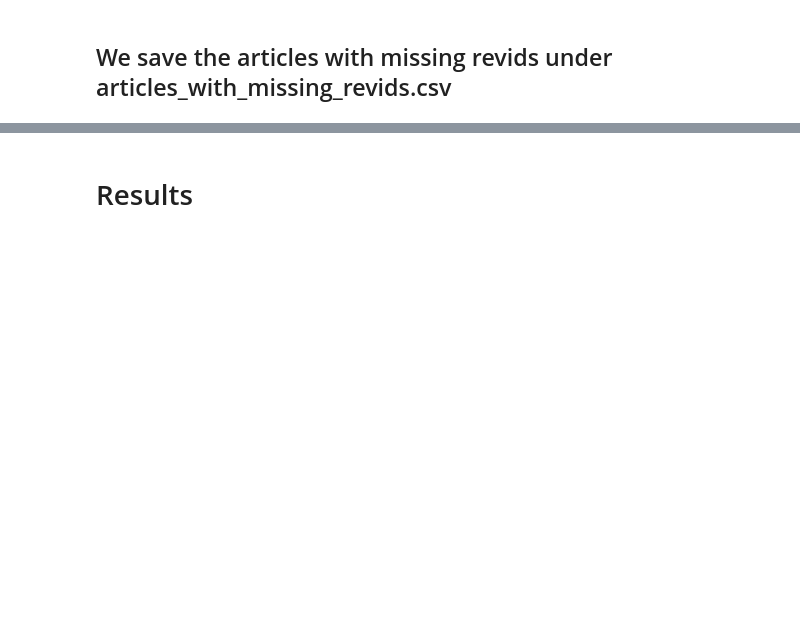
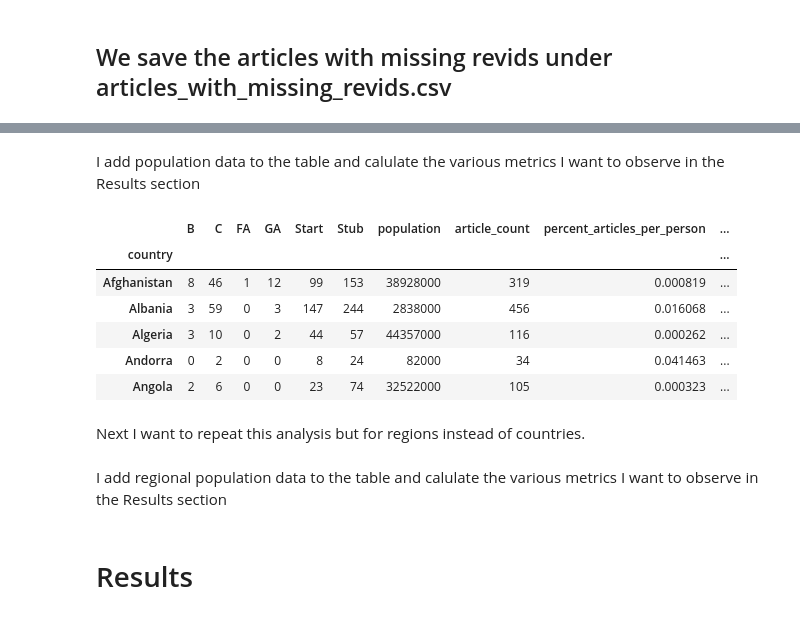
Before and after one commit to savageGrant/data-512-a2, a Jupyter notebook: hcds-a2-bias.ipynb, the cells around one changed output, grey strips where cells are left out. Saved outputs shown, nothing was run; the diff lists cells and outputs as text; code cells hidden in the pictures; blank space fills up the shorter version.

```diff
--- a/hcds-a2-bias.ipynb
+++ b/hcds-a2-bias.ipynb
@@ -172,12 +182,25 @@ analysis_df
+# %% [markdown]
+I add population data to the table and calulate the various metrics I want to observe in the Results section
 # %%
 country_pop = wpds_pbc.groupby(['country'])['population'].mean()
 analysis_df = pd.merge(left=analysis_df,
                        right=country_pop,
                        left_index=True,
                        right_index=True)
 
 analysis_df['article_count'] = analysis_df[article_rankings].sum(axis=1)
 analysis_df['percent_articles_per_person'] = (analysis_df['article_count'] / analysis_df['population']) * 100
 analysis_df['hq_article_count'] = analysis_df[hq_article_rankings].sum(axis=1)
 analysis_df['percent_hq_articles_per_person'] = (analysis_df['hq_article_count'] / analysis_df['article_count']) * 100
+analysis_df.head()
+# %% [output]
+|  | B | C | FA | GA | Start | Stub | population | article_count | percent_articles_per_person | ... |
+| country |  |  |  |  |  |  |  |  |  | ... |
+| Afghanistan | 8 | 46 | 1 | 12 | 99 | 153 | 38928000 | 319 | 0.000819 | ... |
+| Albania | 3 | 59 | 0 | 3 | 147 | 244 | 2838000 | 456 | 0.016068 | ... |
+| Algeria | 3 | 10 | 0 | 2 | 44 | 57 | 44357000 | 116 | 0.000262 | ... |
+| Andorra | 0 | 2 | 0 | 0 | 8 | 24 | 82000 | 34 | 0.041463 | ... |
+| Angola | 2 | 6 | 0 | 0 | 23 | 74 | 32522000 | 105 | 0.000323 | ... |
+# %% [markdown]
+Next I want to repeat this analysis but for regions instead of countries.
 # %%
@@ -201,4 +226,6 @@ wpds_country_region = pd.merge(left=wpds_pbc,
 wpds_country_region.drop(columns={'FIPS', 'Name', 'Type', 'TimeFrame', 'Data (M)', 'Population'}, inplace=True)
+# %% [markdown]
+I add regional population data to the table and calulate the various metrics I want to observe in the Results section
 # %%
 regional_analysis_df = pd.pivot_table(wpds_country_region,
                              index=['region'],
```
Also changed, not shown: parts of 27 cells of this notebook.
